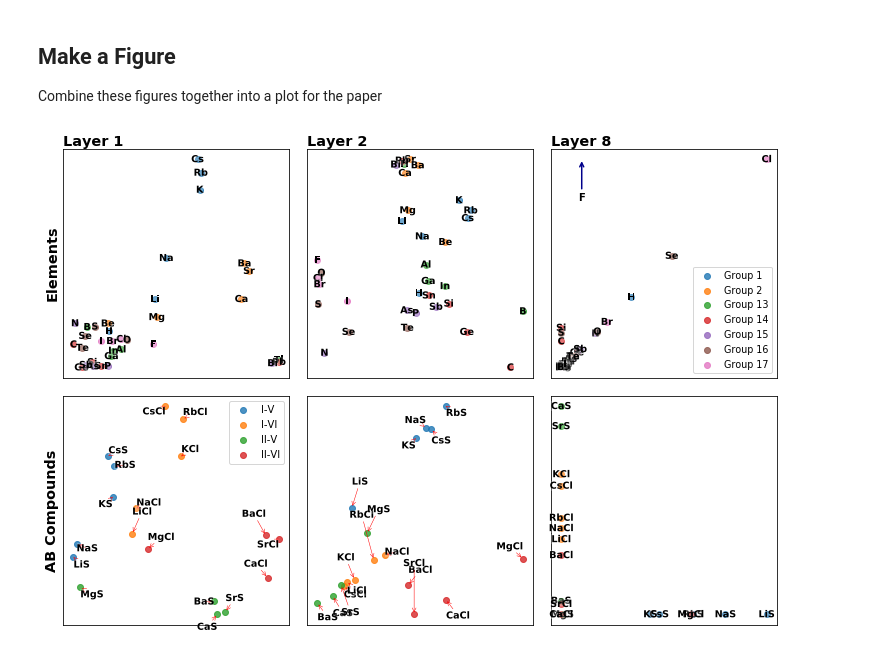
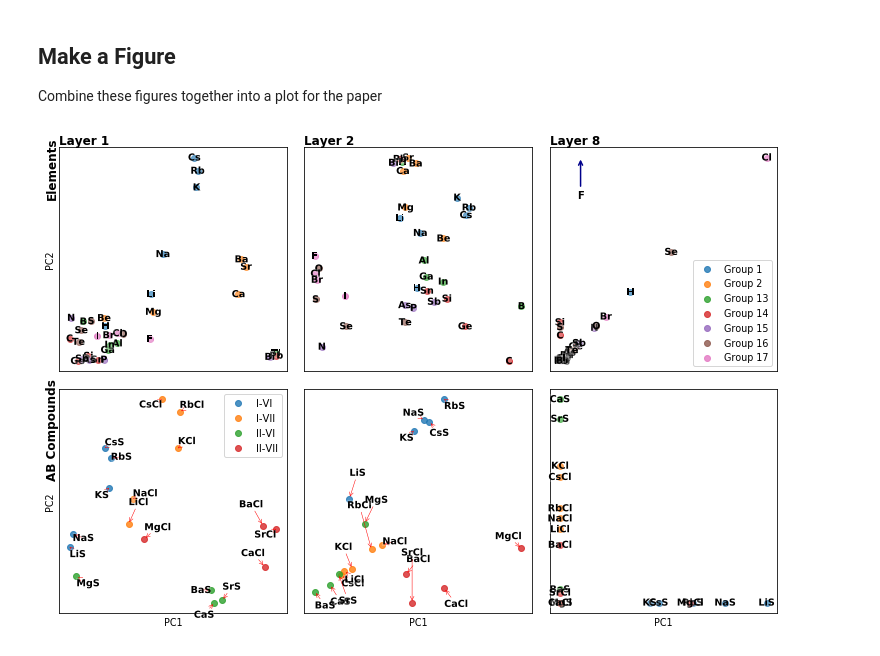
Before and after one commit to NU-CUCIS/ElemNet, a Jupyter notebook: layer-projection/plot-layers.ipynb, the cells around one changed output. Saved outputs shown, nothing was run; the diff lists cells and outputs as text; code cells hidden in the pictures.

Commit message:
Updated layer projection figure

```diff
--- a/layer-projection/plot-layers.ipynb
+++ b/layer-projection/plot-layers.ipynb
@@ -188,7 +188,7 @@ ab_subset['anion_group'] = ab_subset['comp_obj'].apply(lambda x: max([e.group fo
 # %%
 ab_subset['cation_group'] = ab_subset['comp_obj'].apply(lambda x: min([e.group for e in x]))
 # %%
-ab_subset['label'] = ab_subset.apply(lambda x: '{1}-{0}'.format('VI' if x['anion_group'] == 17 else 'V',
+ab_subset['label'] = ab_subset.apply(lambda x: '{1}-{0}'.format('VII' if x['anion_group'] == 17 else 'VI',
                                                              'I' if x['cation_group'] == 1 else 'II'), axis=1)
 # %%
 fig, ax = plt.subplots()
@@ -229,34 +229,41 @@ Combine these figures together into a plot for the paper
 fig, axs = plt.subplots(2, 3)
 
 layers=[1,2,8]
 elem_subset = elem_dataset[[e in acceptable_groups for e in elem_dataset['group_id']]]
 for i,ax in zip(layers, axs[0,:]):
     if i != 8:
         make_layer_plot(ax, elem_subset, i, autoarrange=False)
     else:
         to_plot = elem_subset.query('element != "F"')
         make_layer_plot(ax, to_plot, i, autoarrange=False)
         ax.annotate('F', xy=(0.1, 1), xytext=(0.1, 0.8), transform=ax.transAxes,
                     ha='center', arrowprops=dict(arrowstyle="->", color='darkblue', lw=1.5),
                    fontweight='bold')
 
 for i,ax in zip(layers, axs[1,:]):
     make_layer_plot(ax, ab_subset, i, color_by=['label'], label='anion_group', autoarrange=True if i != 8 else False, lim=1000)
 
 for ax, l in zip(axs[0, :], layers):
     ax.text(0, 1, 'Layer {}'.format(l), ha='left', va='bottom',
-            fontweight='bold', fontsize=font_size*1.2, transform=ax.transAxes)
+            fontweight='bold', fontsize=font_size, transform=ax.transAxes)
+
+for ax in axs[1, :]:
+    ax.set_xlabel('PC1', fontsize=0.8*font_size)
+for ax in axs[:, 0]:
+    ax.set_ylabel('PC2', fontsize=0.8*font_size)
 
 axs[0, 2].legend(ncol=1, loc='lower right', fontsize=font_size*0.8)
 axs[1, 0].legend()
 
-axs[0, 0].set_ylabel('Elements', fontsize=font_size*1.2, fontweight='bold')
-axs[1, 0].set_ylabel('AB Compounds', fontsize=font_size*1.2, fontweight='bold')
+axs[0, 0].text(0, 1.05, 'Elements', fontsize=font_size, fontweight='bold',
+               va='top', ha='right', rotation=90, transform=axs[0,0].transAxes)
+axs[1, 0].text(0, 1.05, 'AB Compounds', fontsize=font_size, fontweight='bold',
+               va='top', ha='right', rotation=90, transform=axs[1,0].transAxes)
 
 fig.set_size_inches(figure_width * 3, figure_height * 2)
 fig.tight_layout()
 
 fig.savefig(os.path.join('figures', 'layer-projection.png'), dpi=320)
 fig.savefig(os.path.join('figures', 'layer-projection.pdf'))
 # %% [output]
-[figure, old version]
+[figure, new version]
```
